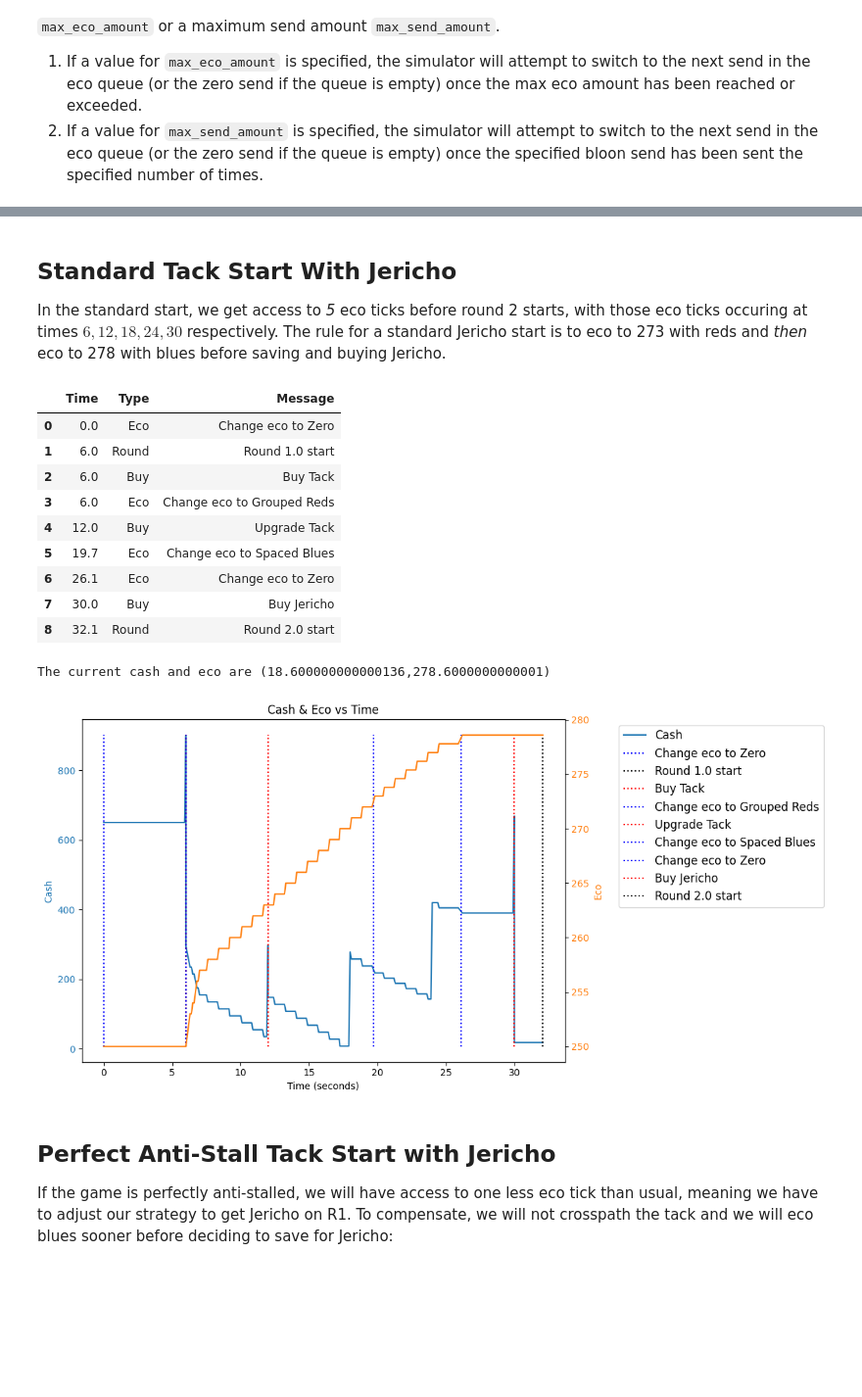
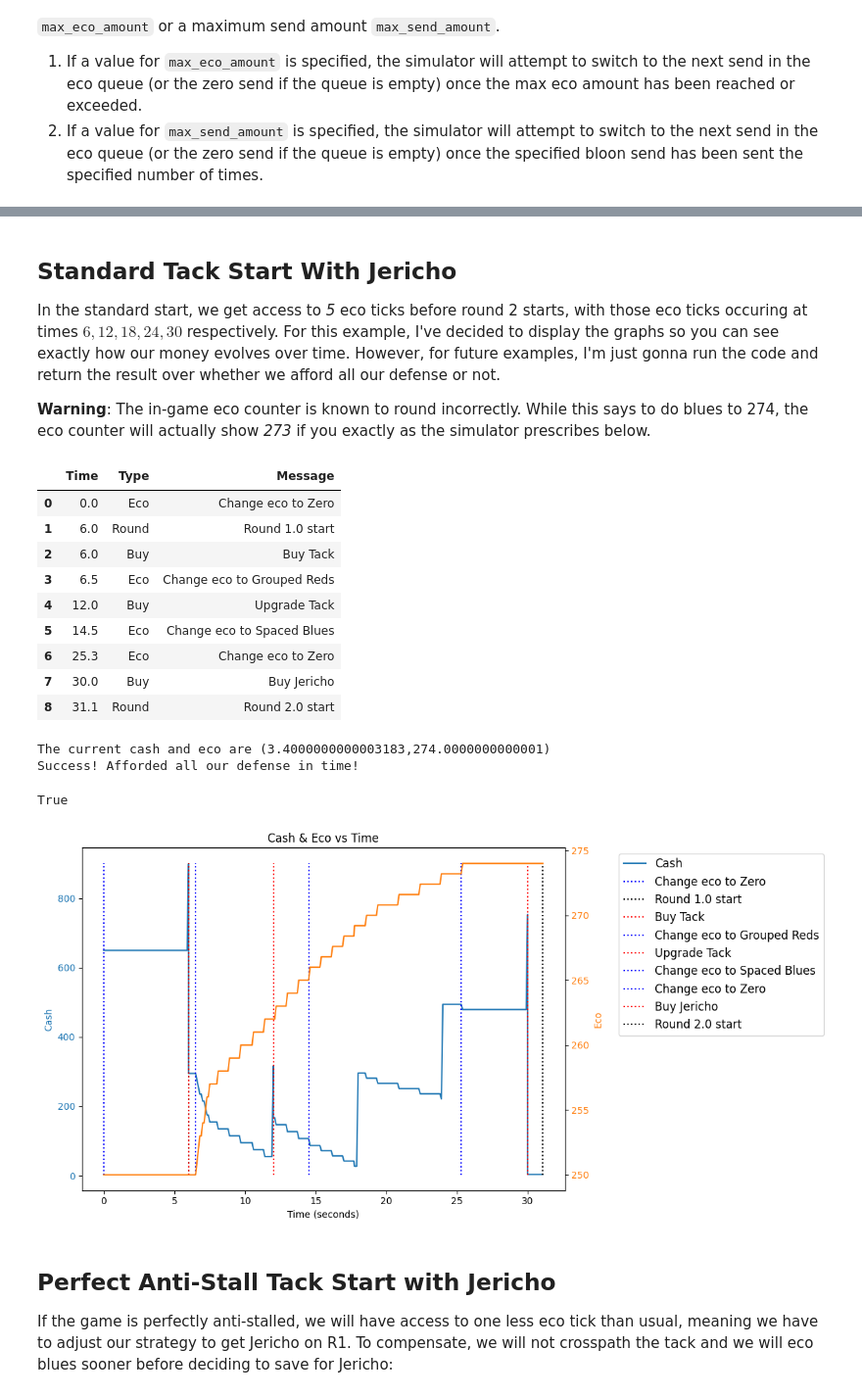
Before and after one commit to redlaserbmBTD/BTDB2_SIMULATOR, a Jupyter notebook: tutorials/3_eco_numbers.ipynb, the cells around one changed output, grey strips where cells are left out. Shown at 98% size. Saved outputs shown, nothing was run; the diff lists cells and outputs as text; code cells hidden in the pictures; blank space fills up the shorter version.

```diff
--- a/tutorials/3_eco_numbers.ipynb
+++ b/tutorials/3_eco_numbers.ipynb
@@ -19,49 +57,34 @@ When adding sends to the eco queue in the simulator, you can specify either a ma
 # %% [markdown]
 ## Standard Tack Start With Jericho
 
-In the standard start, we get access to *5* eco ticks before round 2 starts, with those eco ticks occuring at times $6,12,18,24, 30$ respectively. The rule for a standard Jericho start is to eco to 273 with reds and *then* eco to 278 with blues before saving and buying Jericho.
+In the standard start, we get access to *5* eco ticks before round 2 starts, with those eco ticks occuring at times $6,12,18,24, 30$ respectively. For this example, I've decided to display the graphs so you can see exactly how our money evolves over time. However, for future examples, I'm just gonna run the code and return the result over whether we afford all our defense or not.
+
+**Warning**: The in-game eco counter is known to round incorrectly. While this says to do blues to 274, the eco counter will actually show *273* if you exactly as the simulator prescribes below.
 # %%
 rounds = b2.Rounds(0.45)
 
 buy_queue = [
     [b2.buyDefense(280 + 100 + 225, min_buy_time = rounds.getTimeFromRound(1), message = "Buy Tack")], #Buy 020 tack
     [b2.buyDefense(150, min_buy_time = rounds.getTimeFromRound(1) + 6, message = "Upgrade Tack")], #Upgrade to 120 tack
-    [b2.buyDefense(650, min_buy_time = rounds.getTimeFromRound(1.5), message = "Buy Jericho")] #Buy Jericho
+    [b2.buyDefense(750, min_buy_time = rounds.getTimeFromRound(1.5), message = "Buy Jericho")] #Buy Jericho
 ]
 
-eco_queue = [
-        b2.ecoSend(time = rounds.getTimeFromRound(1), send_name = 'Grouped Reds', max_eco_amount = 273),
-        b2.ecoSend(send_name = 'Spaced Blues', max_eco_amount = 278)
-]
-
-initial_state_game = {
-    'Cash': 650,
-    'Eco': 250,
-    'Eco Send': b2.ecoSend(send_name='Zero'),
-    'Rounds': rounds,
-    'Game Round': 0,
-    'Buy Queue': buy_queue,
-    'Eco Queue': eco_queue
-}
-
-game_state = b2.GameState(initial_state_game)
-game_state.fastForward(target_round = 2)
-game_state.viewCashEcoHistory()
-print("The current cash and eco are (%s,%s)"%(game_state.cash, game_state.eco))
-b2.writeLog(game_state.logs, filename = 'eco_numbers_1')
+eco_numbers(rounds, buy_queue = buy_queue, red_eco_limit = 266, blue_eco_limit = 274, filename='eco_numbers_1')
 # %% [output]
 |  | Time | Type | Message |
 | 0 | 0.0 | Eco | Change eco to Zero |
 | 1 | 6.0 | Round | Round 1.0 start |
 | 2 | 6.0 | Buy | Buy Tack |
-| 3 | 6.0 | Eco | Change eco to Grouped Reds |
+| 3 | 6.5 | Eco | Change eco to Grouped Reds |
 | 4 | 12.0 | Buy | Upgrade Tack |
-| 5 | 19.7 | Eco | Change eco to Spaced Blues |
-| 6 | 26.1 | Eco | Change eco to Zero |
+| 5 | 14.5 | Eco | Change eco to Spaced Blues |
+| 6 | 25.3 | Eco | Change eco to Zero |
 | 7 | 30.0 | Buy | Buy Jericho |
-| 8 | 32.1 | Round | Round 2.0 start |
+| 8 | 31.1 | Round | Round 2.0 start |
-The current cash and eco are (18.600000000000136,278.6000000000001)
+The current cash and eco are (3.4000000000003183,274.0000000000001)
+Success! Afforded all our defense in time!
+True
-[figure, old version]
+[figure, new version]
 # %% [markdown]
 ## Perfect Anti-Stall Tack Start with Jericho
 
```
Also changed, not shown: parts of 6 cells of this notebook, 14 other files.
